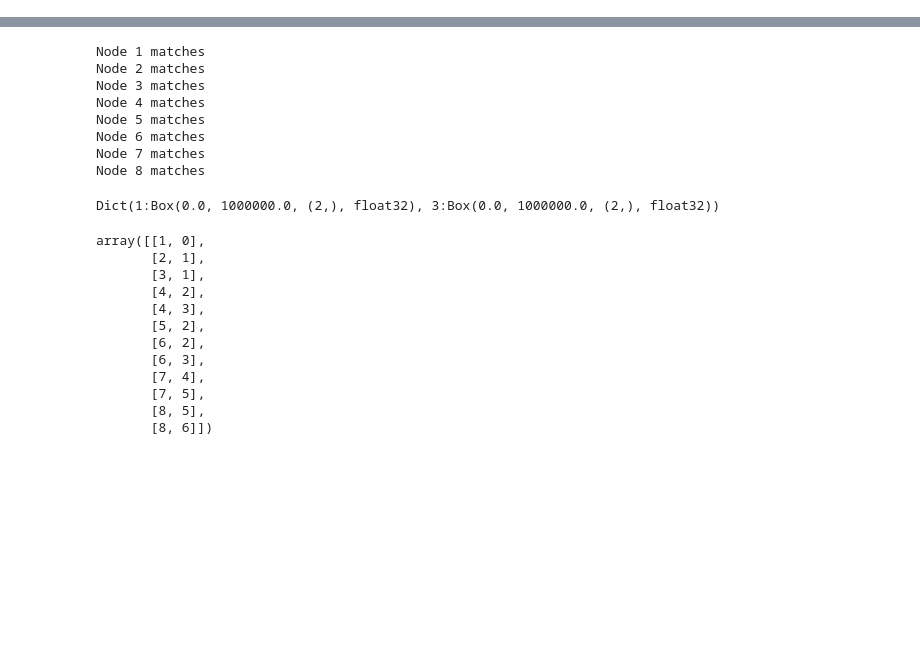
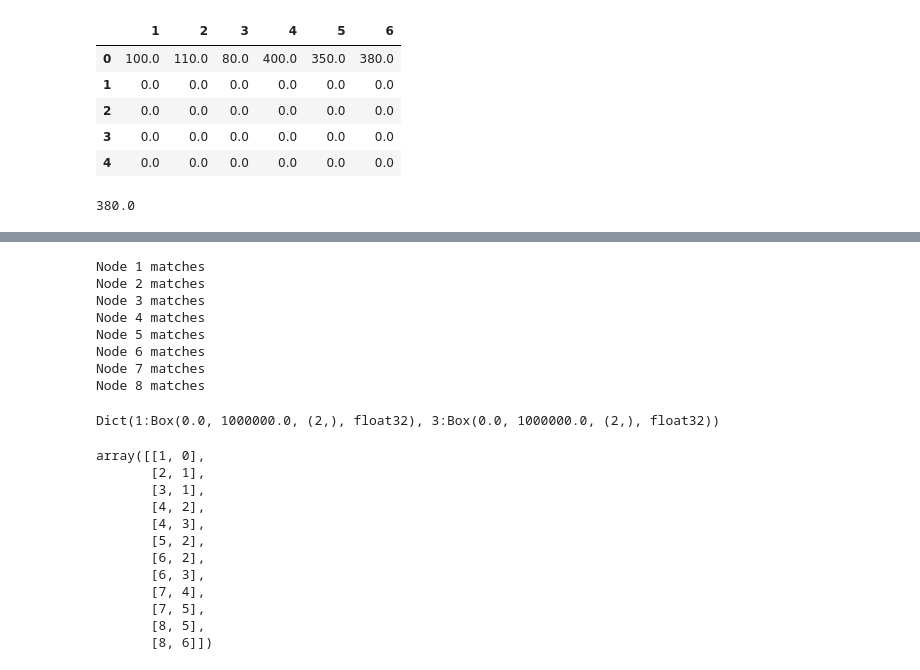
Before and after one commit to grossmann-group/or-gym, a Jupyter notebook: notebooks/multi_agent_network_opt.ipynb, the cells around one changed output, grey strips where cells are left out. Saved outputs shown, nothing was run; the diff lists cells and outputs as text; code cells hidden in the pictures; blank space fills up the shorter version.

```diff
--- a/notebooks/multi_agent_network_opt.ipynb
+++ b/notebooks/multi_agent_network_opt.ipynb
@@ -118,0 +278,13 @@ env.tot_obs_space[1].shape
+# %%
+env.X.iloc[0]
+# %% [output]
+|  | 1 | 2 | 3 | 4 | 5 | 6 |
+| 0 | 100.0 | 110.0 | 80.0 | 400.0 | 350.0 | 380.0 |
+| 1 | 0.0 | 0.0 | 0.0 | 0.0 | 0.0 | 0.0 |
+| 2 | 0.0 | 0.0 | 0.0 | 0.0 | 0.0 | 0.0 |
+| 3 | 0.0 | 0.0 | 0.0 | 0.0 | 0.0 | 0.0 |
+| 4 | 0.0 | 0.0 | 0.0 | 0.0 | 0.0 | 0.0 |
+# %%
+env.X.iloc[env.period][6]
+# %% [output]
+380.0
```
Also changed, not shown: parts of 10 cells of this notebook, 3 other files.
